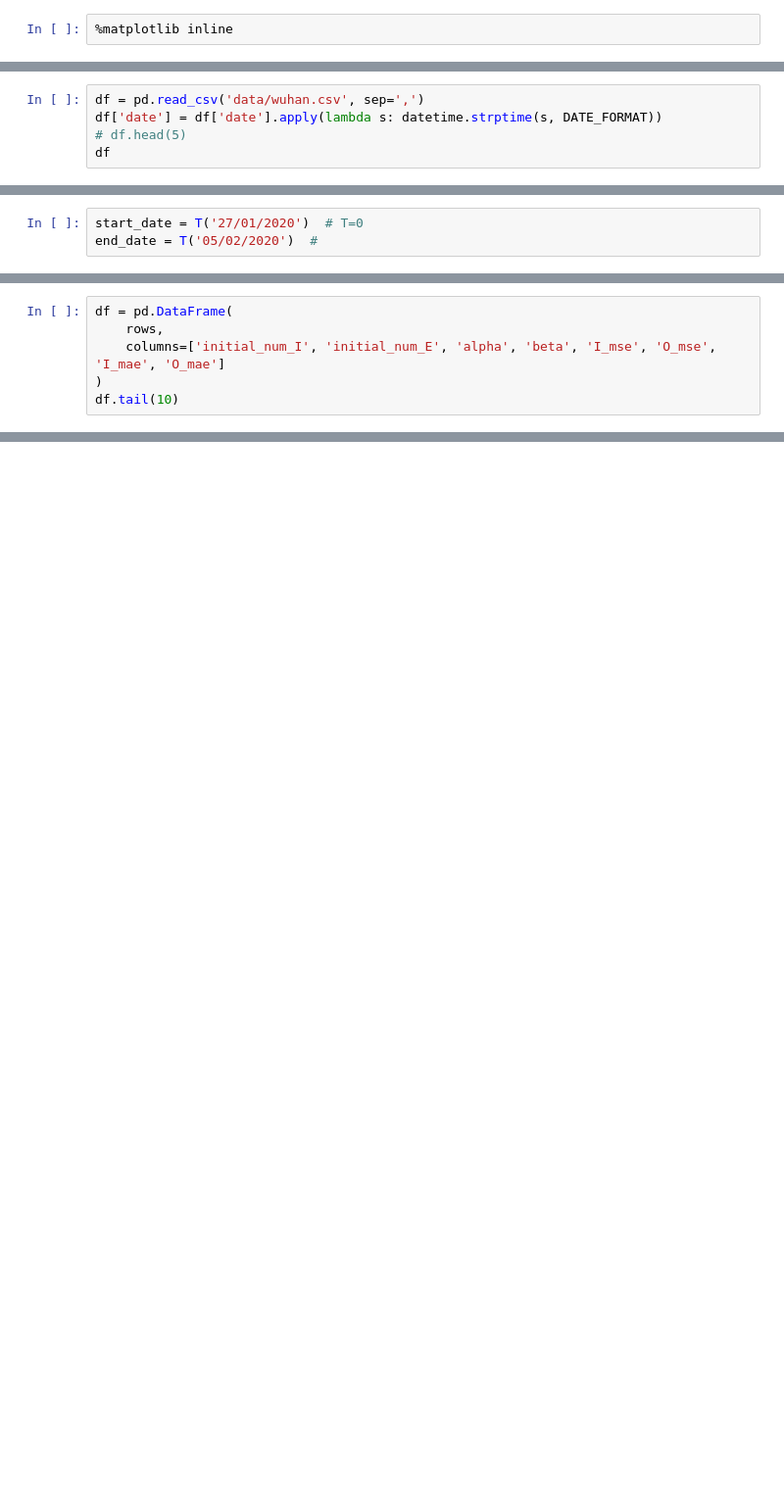
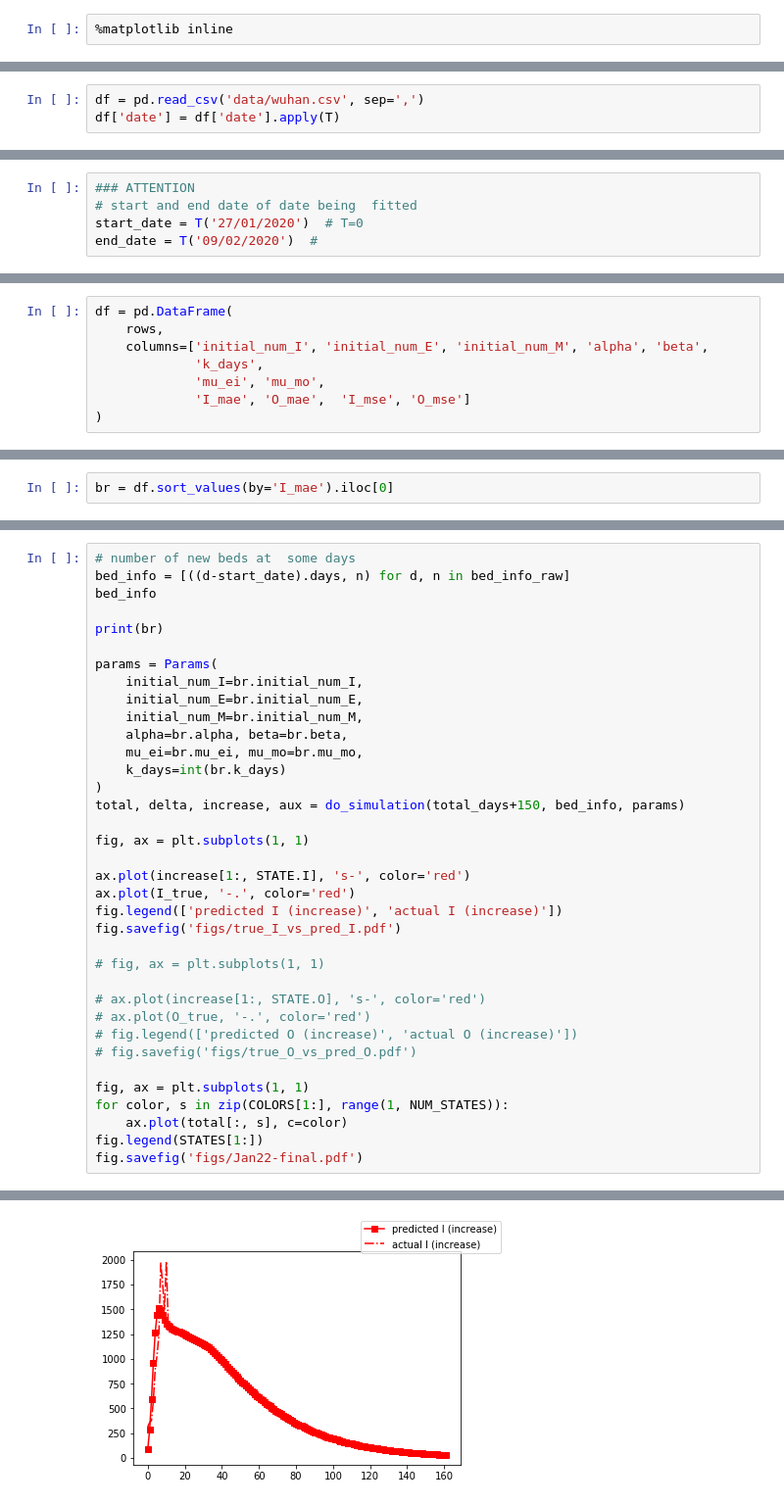
Before and after one commit to xiaohan2012/covid-19-code, a Jupyter notebook: parameter_fitting.ipynb, the cells around one changed output, grey strips where cells are left out. Shown at 98% size. Saved outputs shown, nothing was run; the diff lists cells and outputs as text; blank space fills up the shorter version.

```diff
--- a/parameter_fitting.ipynb
+++ b/parameter_fitting.ipynb
@@ -21,5 +16,3 @@ def T(s):
 # %%
 df = pd.read_csv('data/wuhan.csv', sep=',')
-df['date'] = df['date'].apply(lambda s: datetime.strptime(s, DATE_FORMAT))
-# df.head(5)
-df
+df['date'] = df['date'].apply(T)
@@ -48,6 +19,8 @@ the simulation starts on **Jan 23, 2020**, when the lockdown happened in Wuhan,
 # %%
+### ATTENTION
+# start and end date of date being  fitted
 start_date = T('27/01/2020')  # T=0
-end_date = T('05/02/2020')  #
+end_date = T('09/02/2020')  #
 # %%
 subdf = df[(df['date'] > start_date) & (df['date'] < end_date)]
 
@@ -122,6 +125,8 @@ rows = Parallel(n_jobs=-1)(
 # %%
 df = pd.DataFrame(
     rows,
-    columns=['initial_num_I', 'initial_num_E', 'alpha', 'beta', 'I_mse', 'O_mse', 'I_mae', 'O_mae']
+    columns=['initial_num_I', 'initial_num_E', 'initial_num_M', 'alpha', 'beta',
+             'k_days',
+             'mu_ei', 'mu_mo',
+             'I_mae', 'O_mae',  'I_mse', 'O_mse']
 )
-df.tail(10)
@@ -168,0 +133,2 @@ fig.legend(['predicted I (increase)', 'actual I (increase)'])
+# %%
+br = df.sort_values(by='I_mae').iloc[0]
@@ -168,0 +153,37 @@ fig.legend(['predicted I (increase)', 'actual I (increase)'])
+# %%
+# number of new beds at  some days
+bed_info = [((d-start_date).days, n) for d, n in bed_info_raw]
+bed_info
+
+print(br)
+
+params = Params(
+    initial_num_I=br.initial_num_I,
+    initial_num_E=br.initial_num_E,
+    initial_num_M=br.initial_num_M,
+    alpha=br.alpha, beta=br.beta,
+    mu_ei=br.mu_ei, mu_mo=br.mu_mo,
+    k_days=int(br.k_days)
+)
+total, delta, increase, aux = do_simulation(total_days+150, bed_info, params)
+
+fig, ax = plt.subplots(1, 1)
+
+ax.plot(increase[1:, STATE.I], 's-', color='red')
+ax.plot(I_true, '-.', color='red')
+fig.legend(['predicted I (increase)', 'actual I (increase)'])
+fig.savefig('figs/true_I_vs_pred_I.pdf')
+
+# fig, ax = plt.subplots(1, 1)
+
+# ax.plot(increase[1:, STATE.O], 's-', color='red')
+# ax.plot(O_true, '-.', color='red')
+# fig.legend(['predicted O (increase)', 'actual O (increase)'])
+# fig.savefig('figs/true_O_vs_pred_O.pdf')
+
+fig, ax = plt.subplots(1, 1)
+for color, s in zip(COLORS[1:], range(1, NUM_STATES)):
+    ax.plot(total[:, s], c=color)
+fig.legend(STATES[1:])
+fig.savefig('figs/Jan22-final.pdf')
+# %% [output]
@@ -168,0 +203 @@ fig.legend(['predicted I (increase)', 'actual I (increase)'])
+[figure, added]
```
Also changed, not shown: parts of 14 cells of this notebook, 5 other files.
